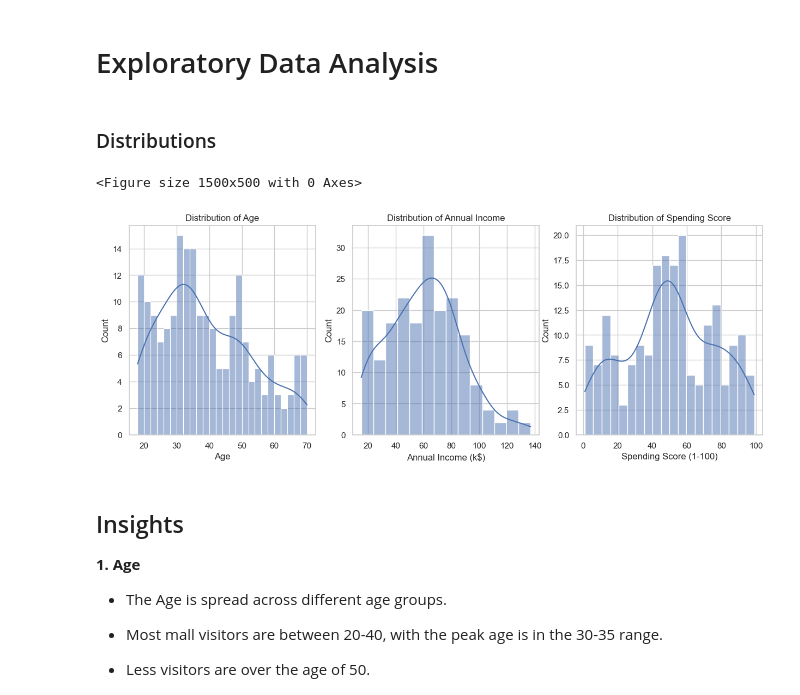
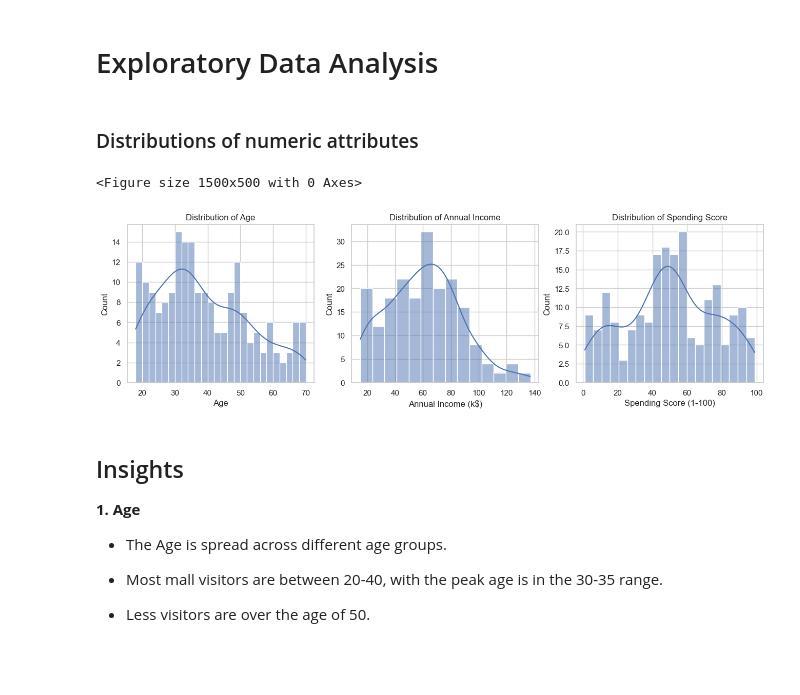
Before and after one commit to Zayed-2211/mall-customer-analysis, a Jupyter notebook: notebook.ipynb, the cells around one changed output. Saved outputs shown, nothing was run; the diff lists cells and outputs as text; code cells hidden in the pictures; blank space fills up the shorter version.

Commit message:
Done with distributions

```diff
--- a/notebook.ipynb
+++ b/notebook.ipynb
@@ -77,38 +77,37 @@ dtype: int64
 # %% [markdown]
 # Exploratory Data Analysis
 # %% [markdown]
-### Distributions
+### Distributions of numeric attributes
 # %%
 # Set the overall figure size
 plt.figure(figsize=(15,5))
 
 # Create subplots: 1 row, 3 columns
-fig, axes = plt.subplots(1, 3, figsize=(15,5))
+fig, axes = plt.subplots(1, 3, figsize=(16,4))
 
 # Plot 1: Age distribution
 sns.histplot(df['Age'], kde=True, color='b', ax=axes[0], bins=26)
 axes[0].set_title('Distribution of Age')
 axes[0].set_xlabel('Age')
 axes[0].set_ylabel('Count')
 
 # Plot 2: Annual Income distribution
 sns.histplot(df['Annual Income (k$)'], kde=True, color='b', ax=axes[1], bins=14)
 axes[1].set_title('Distribution of Annual Income')
 axes[1].set_xlabel('Annual Income (k$)')
 axes[1].set_ylabel('Count')
 
 # Plot 3: Spending Score distribution
 sns.histplot(df['Spending Score (1-100)'], kde=True, color='b', ax=axes[2], bins=20)
 axes[2].set_title('Distribution of Spending Score')
 axes[2].set_xlabel('Spending Score (1-100)')
 axes[2].set_ylabel('Count')
 
-
 # Show the plots
 plt.show()
 # %% [output]
 <Figure size 1500x500 with 0 Axes>
-[figure, old version]
+[figure, new version]
 # %% [markdown]
 ## Insights
 
```
Also changed, not shown: parts of 3 cells of this notebook.
